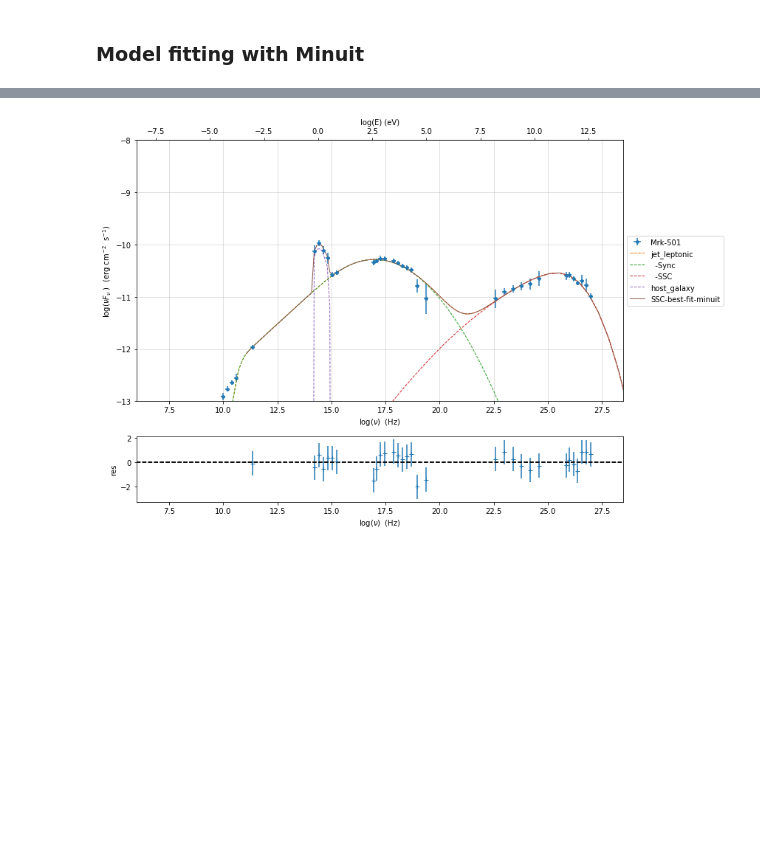
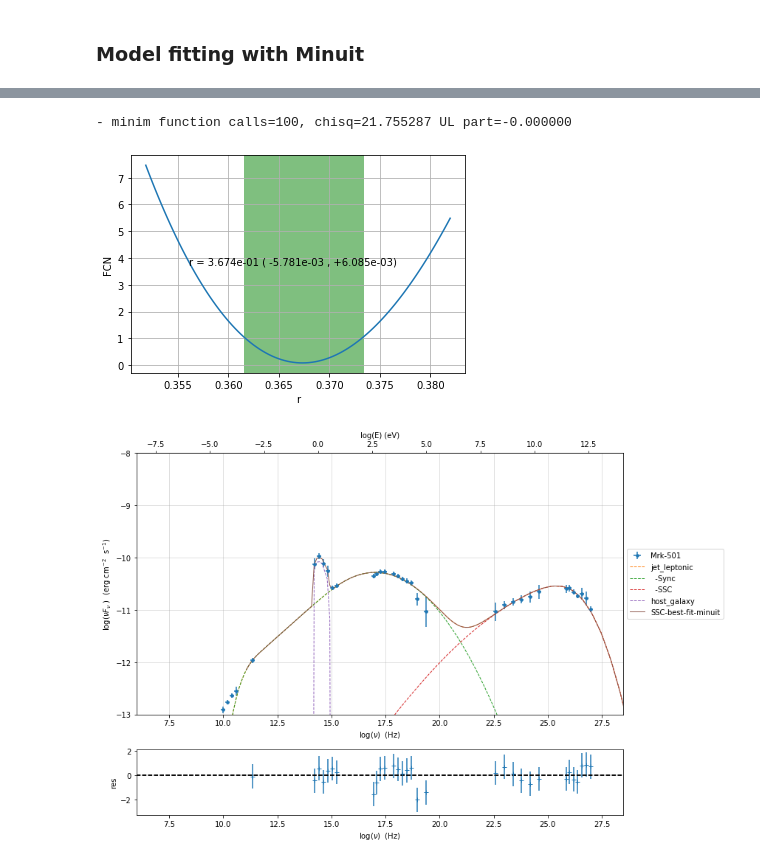
Before and after one commit to andreatramacere/jetset, a Jupyter notebook: doc/user_guide/model_fit_2/Jet_example_model_fit_wiht_gal_template.ipynb, the cells around one changed output, grey strips where cells are left out. Drawn from its saved outputs; the diff is of its cells as text; code cells hidden in the pictures; blank space fills up the shorter version.

```diff
--- a/doc/user_guide/model_fit_2/Jet_example_model_fit_wiht_gal_template.ipynb
+++ b/doc/user_guide/model_fit_2/Jet_example_model_fit_wiht_gal_template.ipynb
@@ -352,3 +350,11 @@ data length 31
+# %%
+try:
+    m=model_minimizer_minuit.minimizer.draw_profile('r')
+except:
+    print('Fit quality not enough to run draw_profile')
+# %% [output]
+- minim function calls=100, chisq=21.755287 UL part=-0.000000
+[figure, added]
 # %%
 %matplotlib inline
 fit_model_minuit.set_nu_grid(1E6,1E30,200)
```
Also changed, not shown: parts of 21 cells of this notebook, 22 other files.
